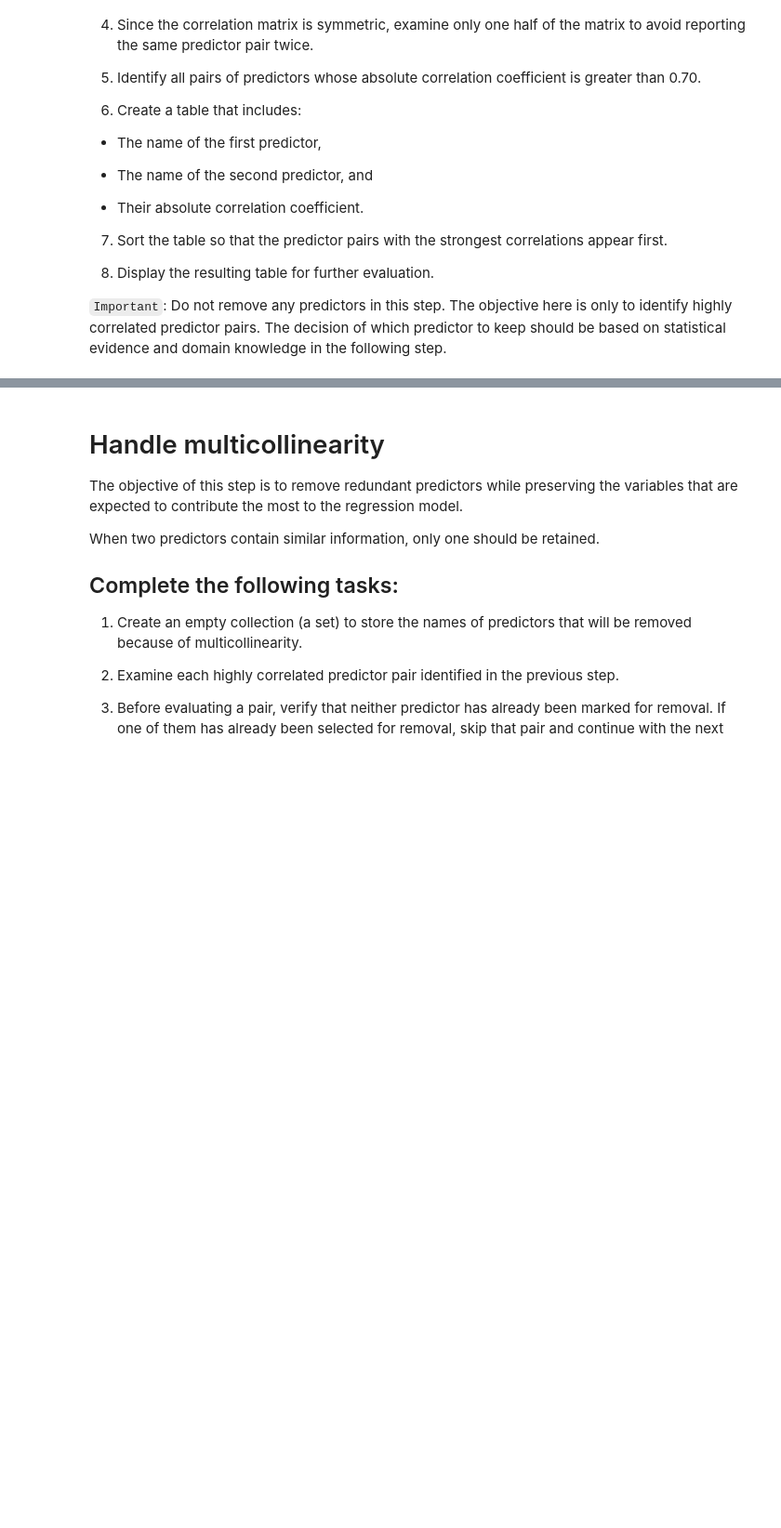
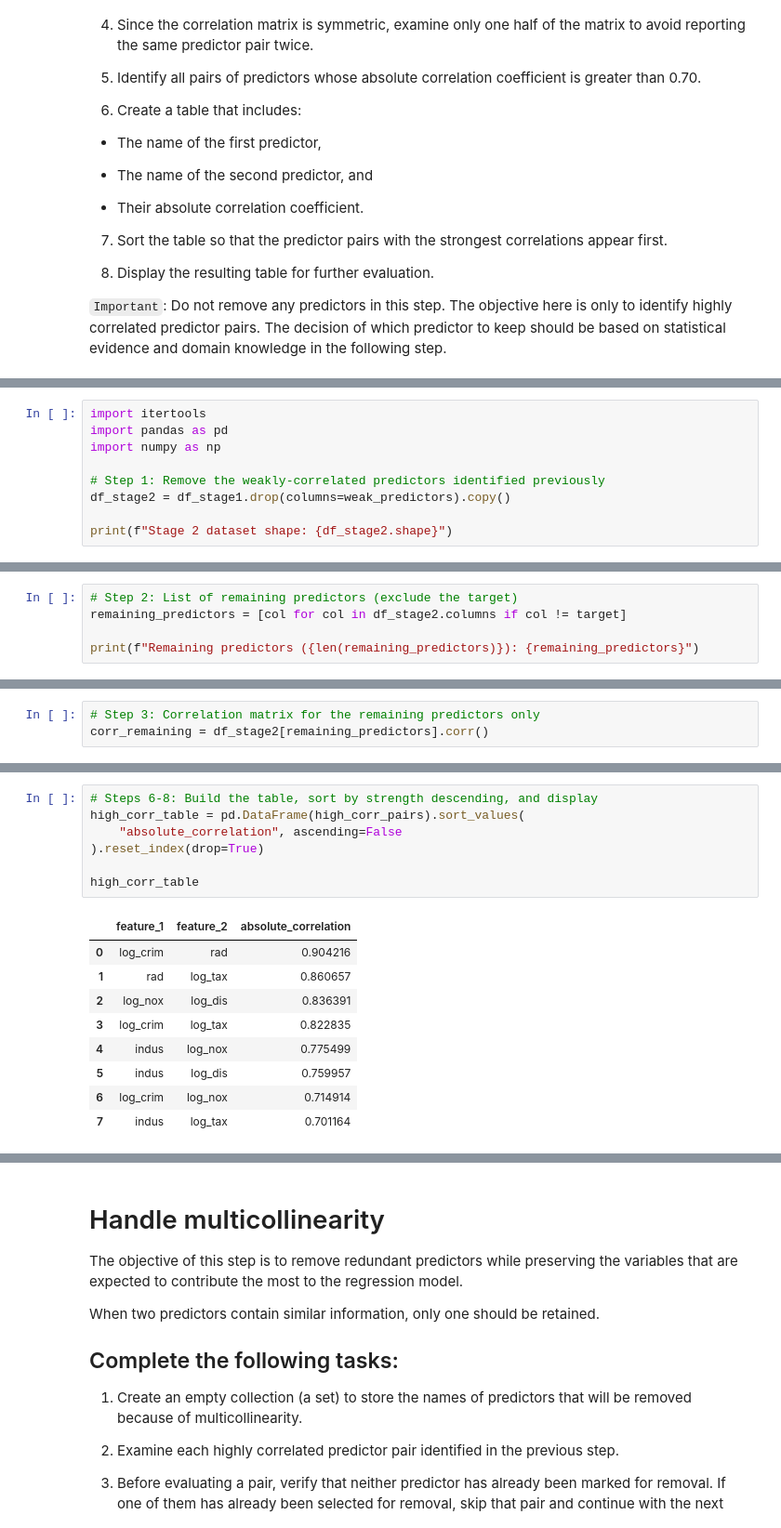
Before and after one commit to JoseAlberto88/Predictive-Analytics-, a Jupyter notebook: DAMO510_Module_04_in_Class_Activity_Starter_notebook.ipynb, the cells around one changed output, grey strips where cells are left out. Shown at 93% size. Saved outputs shown, nothing was run; the diff lists cells and outputs as text; blank space fills up the shorter version.

```diff
--- a/DAMO510_Module_04_in_Class_Activity_Starter_notebook.ipynb
+++ b/DAMO510_Module_04_in_Class_Activity_Starter_notebook.ipynb
@@ -727,0 +767,9 @@ The objective of this step is to identify predictors that provide similar inform
+# %%
+import itertools
+import pandas as pd
+import numpy as np
+
+# Step 1: Remove the weakly-correlated predictors identified previously
+df_stage2 = df_stage1.drop(columns=weak_predictors).copy()
+
+print(f"Stage 2 dataset shape: {df_stage2.shape}")
@@ -727,0 +778,5 @@ The objective of this step is to identify predictors that provide similar inform
+# %%
+# Step 2: List of remaining predictors (exclude the target)
+remaining_predictors = [col for col in df_stage2.columns if col != target]
+
+print(f"Remaining predictors ({len(remaining_predictors)}): {remaining_predictors}")
@@ -727,0 +785,3 @@ The objective of this step is to identify predictors that provide similar inform
+# %%
+# Step 3: Correlation matrix for the remaining predictors only
+corr_remaining = df_stage2[remaining_predictors].corr()
@@ -727,0 +801,17 @@ The objective of this step is to identify predictors that provide similar inform
+# %%
+# Steps 6-8: Build the table, sort by strength descending, and display
+high_corr_table = pd.DataFrame(high_corr_pairs).sort_values(
+    "absolute_correlation", ascending=False
+).reset_index(drop=True)
+
+high_corr_table
+# %% [output]
+|  | feature_1 | feature_2 | absolute_correlation |
+| 0 | log_crim | rad | 0.904216 |
+| 1 | rad | log_tax | 0.860657 |
+| 2 | log_nox | log_dis | 0.836391 |
+| 3 | log_crim | log_tax | 0.822835 |
+| 4 | indus | log_nox | 0.775499 |
+| 5 | indus | log_dis | 0.759957 |
+| 6 | log_crim | log_nox | 0.714914 |
+| 7 | indus | log_tax | 0.701164 |
```
Also changed, not shown: parts of 21 cells of this notebook.
